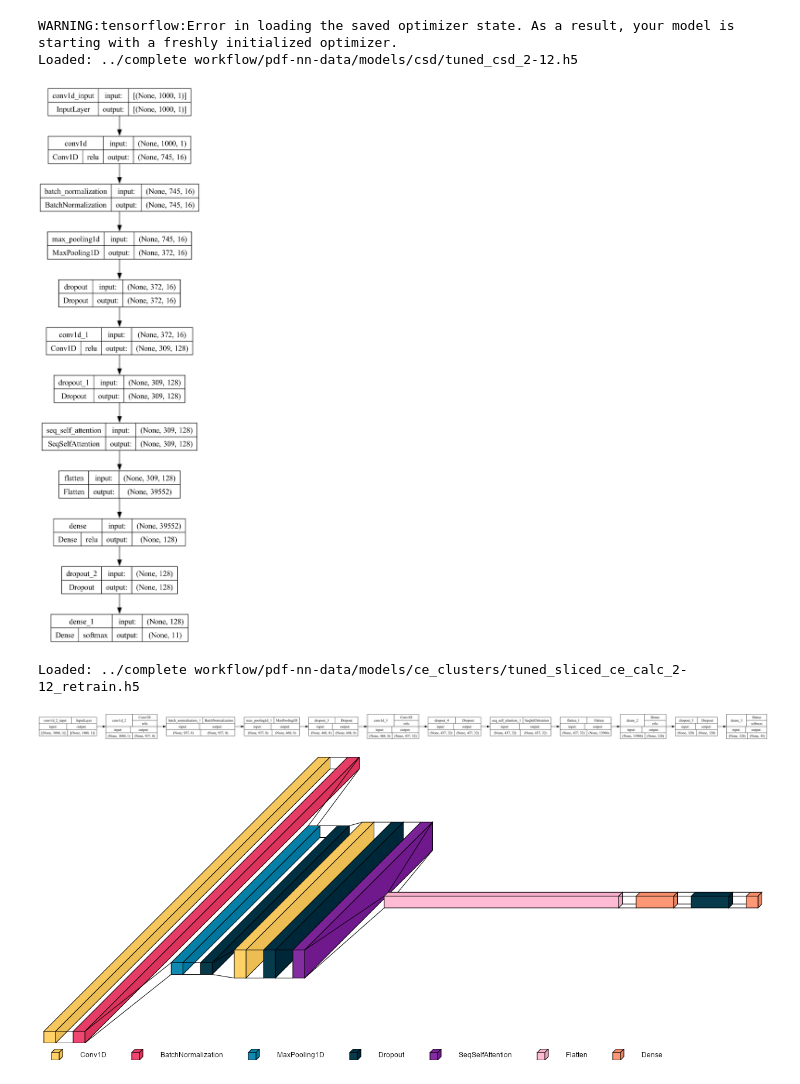
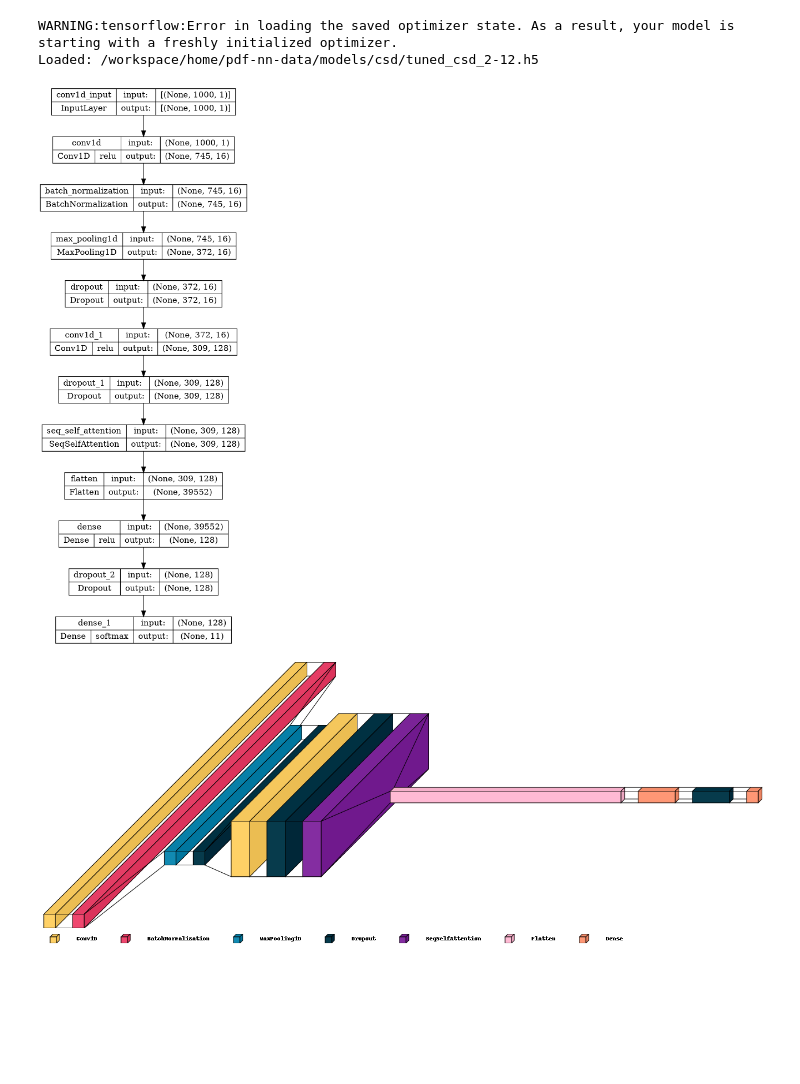
Before and after one commit to grebenyyk/PDF-NN, a Jupyter notebook: utils/plot-models.ipynb, the cells around one changed output. Saved outputs shown, nothing was run; the diff lists cells and outputs as text; code cells hidden in the pictures; blank space fills up the shorter version.

```diff
--- a/utils/plot-models.ipynb
+++ b/utils/plot-models.ipynb
@@ -2,24 +2,29 @@
 import keras
 from keras.utils import plot_model, custom_object_scope
 from keras_self_attention import SeqSelfAttention
+from pathlib import Path
 import os
+import sys
+sys.path.insert(0, '../../')
+from config import get_path, setup_workdir
 
-# Base path for models
-BASE_PATH = "../complete workflow/pdf-nn-data/models"
+# Base paths
+MODELS_DIR = get_path("models")
+FIGURES_DIR = get_path("figures")
 
 # Available models
 MODELS = {
-    "th_clusters": os.path.join(BASE_PATH, "th_clusters/tuned_sliced_th_calc_2-12_retrain.h5"),
-    "ce_clusters": os.path.join(BASE_PATH, "ce_clusters/tuned_sliced_ce_calc_2-12_retrain.h5"),
-    "csd": os.path.join(BASE_PATH, "csd/tuned_csd_2-12.h5"),
+    "ceo2_clusters": MODELS_DIR / "ceo2_clusters" / "tuned_sliced_ceo2_calc_2-12_retrain.h5",
+    "ce_clusters": MODELS_DIR / "ce_clusters" / "tuned_sliced_ce_calc_2-12_retrain.h5",
+    "csd": MODELS_DIR / "csd" / "tuned_csd_2-12.h5",
 }
 
 # Output directory for figures
-OUTPUT_DIR = "../complete workflow/pdf-nn-data/results/figures"
+OUTPUT_DIR = FIGURES_DIR
 os.makedirs(OUTPUT_DIR, exist_ok=True)
 # %%
-# Load the Th clusters model
+# Load the CeO2 clusters model
 with custom_object_scope({'SeqSelfAttention': SeqSelfAttention}):
-    th_model = keras.models.load_model(MODELS["th_clusters"])
-print(f"Loaded: {MODELS['th_clusters']}")
+    ceo2_model = keras.models.load_model(str(MODELS["ceo2_clusters"]))
+print(f"Loaded: {MODELS['ceo2_clusters']}")
 # %% [output]
@@ -67,9 +115,8 @@ with custom_object_scope({'SeqSelfAttention': SeqSelfAttention}):
 print(f"Loaded: {MODELS['csd']}")
 # %% [output]
 WARNING:tensorflow:Error in loading the saved optimizer state. As a result, your model is starting with a freshly initialized optimizer.
-Loaded: ../complete workflow/pdf-nn-data/models/csd/tuned_csd_2-12.h5
+Loaded: /workspace/home/pdf-nn-data/models/csd/tuned_csd_2-12.h5
 # %%
-# Plot CSD model architecture (high resolution)
 plot_model(
     csd_model,
     to_file=os.path.join(OUTPUT_DIR, "csd_model_architecture.png"),
@@ -78,53 +125,30 @@ plot_model(
     show_layer_names=True,
     rankdir="TB",
     expand_nested=True,
-    dpi=300,
+    dpi=150,
     show_layer_activations=True
 )
 # %% [output]
-[figure, old version]
+[figure, new version]
-# %%
-# Load Ce clusters model
-with custom_object_scope({'SeqSelfAttention': SeqSelfAttention}):
-    ce_model = keras.models.load_model(MODELS["ce_clusters"])
-print(f"Loaded: {MODELS['ce_clusters']}")
-# %% [output]
-Loaded: ../complete workflow/pdf-nn-data/models/ce_clusters/tuned_sliced_ce_calc_2-12_retrain.h5
-# %%
-# Horizontal layout (Left-to-Right) - cleaner for presentations
-plot_model(
-    th_model,
-    to_file=os.path.join(OUTPUT_DIR, "th_model_horizontal.png"),
-    show_shapes=True,
-    show_dtype=False,
-    show_layer_names=True,
-    rankdir="LR",  # Left to Right
-    expand_nested=False,
-    dpi=150,
-    show_layer_activations=True
-)
-# %% [output]
-[figure, removed]
 # %%
 # Visualize with visualkeras for a more aesthetic representation
-
 import visualkeras
 from PIL import ImageFont
 
 # Try to use a nicer font (falls back to default if not available)
 try:
-    font = ImageFont.truetype("Arial", 12)
+    font = ImageFont.truetype("Arial", 16)
 except:
     font = None
 
 visualkeras.layered_view(
-    th_model,
-    to_file=os.path.join(OUTPUT_DIR, 'th_model_visualkeras.png'),
+    ceo2_model,
+    to_file=os.path.join(OUTPUT_DIR, 'ceo2_model_visualkeras.png'),
     legend=True,
     font=font,
     scale_xy=1.5,
     scale_z=0.5,
     spacing=30
 )
 # %% [output]
-[figure, old version]
+[figure, new version]
```
Also changed, not shown: parts of 11 cells of this notebook, 13 other files.
